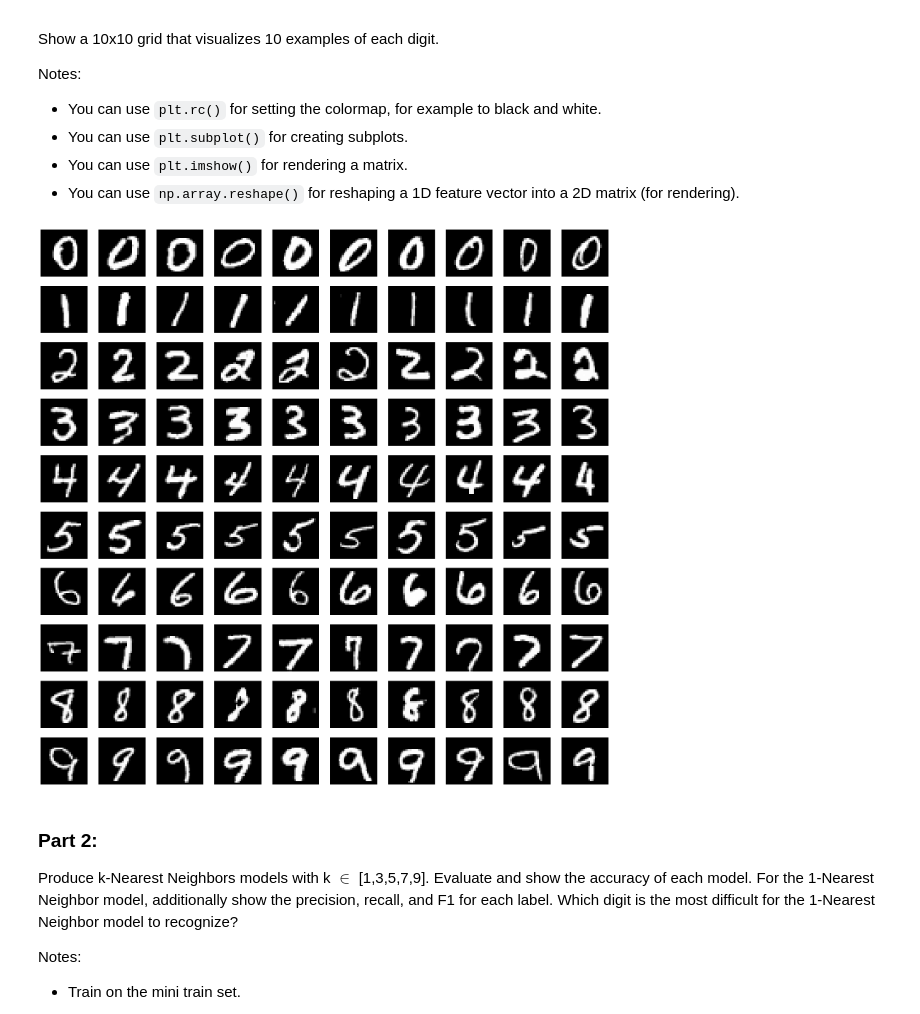
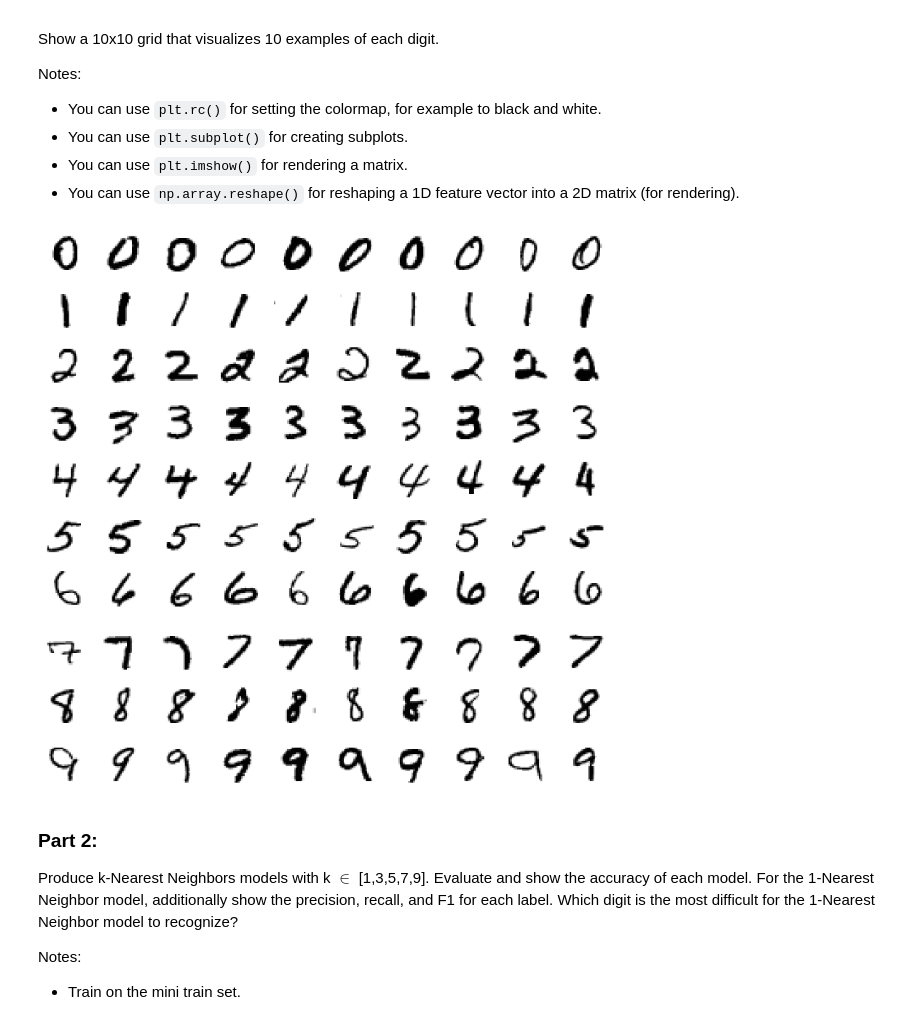
Before and after one commit to rldonaway/w207_proj1, a Jupyter notebook: robert_donaway_p1.ipynb, the cells around one changed output. Saved outputs shown, nothing was run; the diff lists cells and outputs as text; code cells hidden in the pictures.

```diff
--- a/robert_donaway_p1.ipynb
+++ b/robert_donaway_p1.ipynb
@@ -78,21 +78,25 @@ Notes:
 # %%
 def plot_arr(an_axis, data_arr):
     an_axis.set_axis_off()
+    # need to change the 28*28 long vector into a 28x28 matrix
     np_mat = np.reshape(data_arr, (28, 28))
+    # plot matrix using a scale of 0 to 1 ranging from white to black
     an_axis.imshow(np_mat, cmap='binary_r', vmin=0., vmax=1.)
 
 
 def P1(num_examples=10):
     fig, ax = plt.subplots(nrows=10, ncols=num_examples, figsize=(28, 28))
     for digit in range(10):
-        examples = train_data[train_labels == str(digit)][:num_examples]
+        # extract the rows having label equal to digit, then take the first num_examples of these
+        # (need to reverse the 0 to 1 scale to get black on white instead of white on black)
+        examples = 1 - train_data[train_labels == str(digit)][:num_examples]
         for i in range(num_examples):
             plot_arr(ax[digit][i], examples[i])
 
 
 P1(10)
 # %% [output]
-[figure, old version]
+[figure, new version]
 # %% [markdown]
 ### Part 2:
 
```
Also changed, not shown: parts of 12 cells of this notebook.
